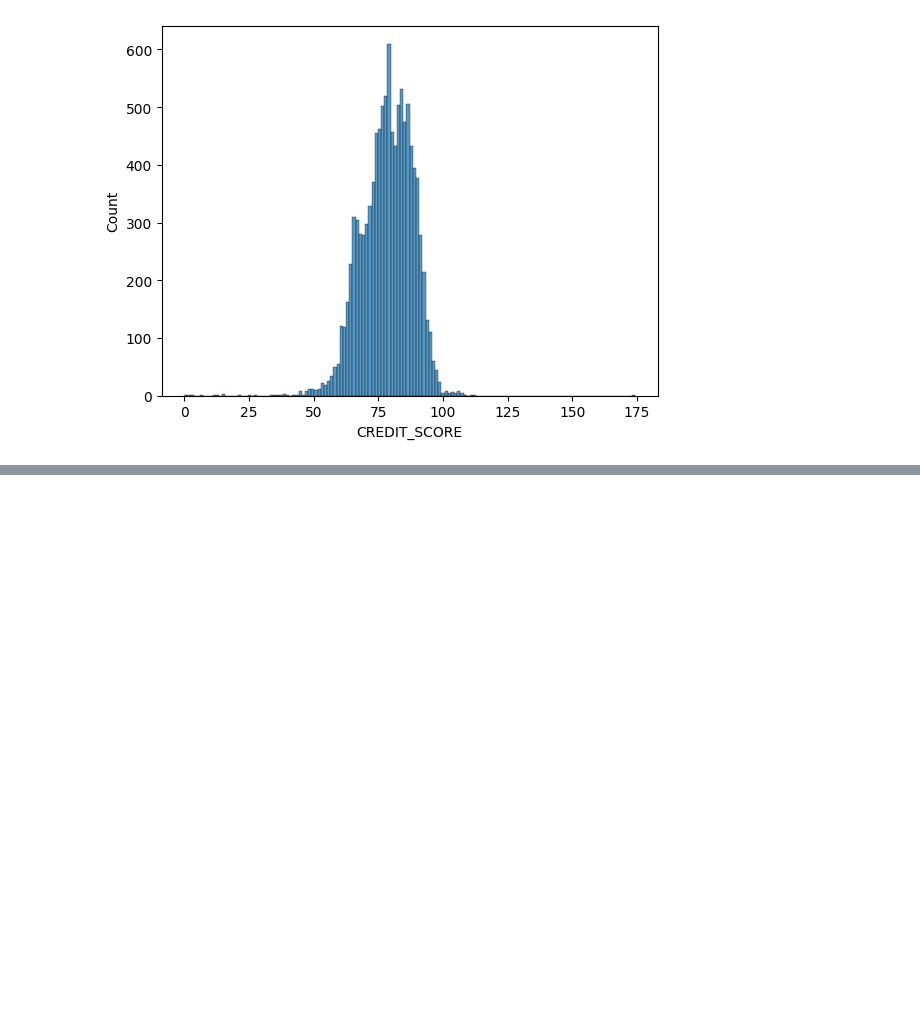
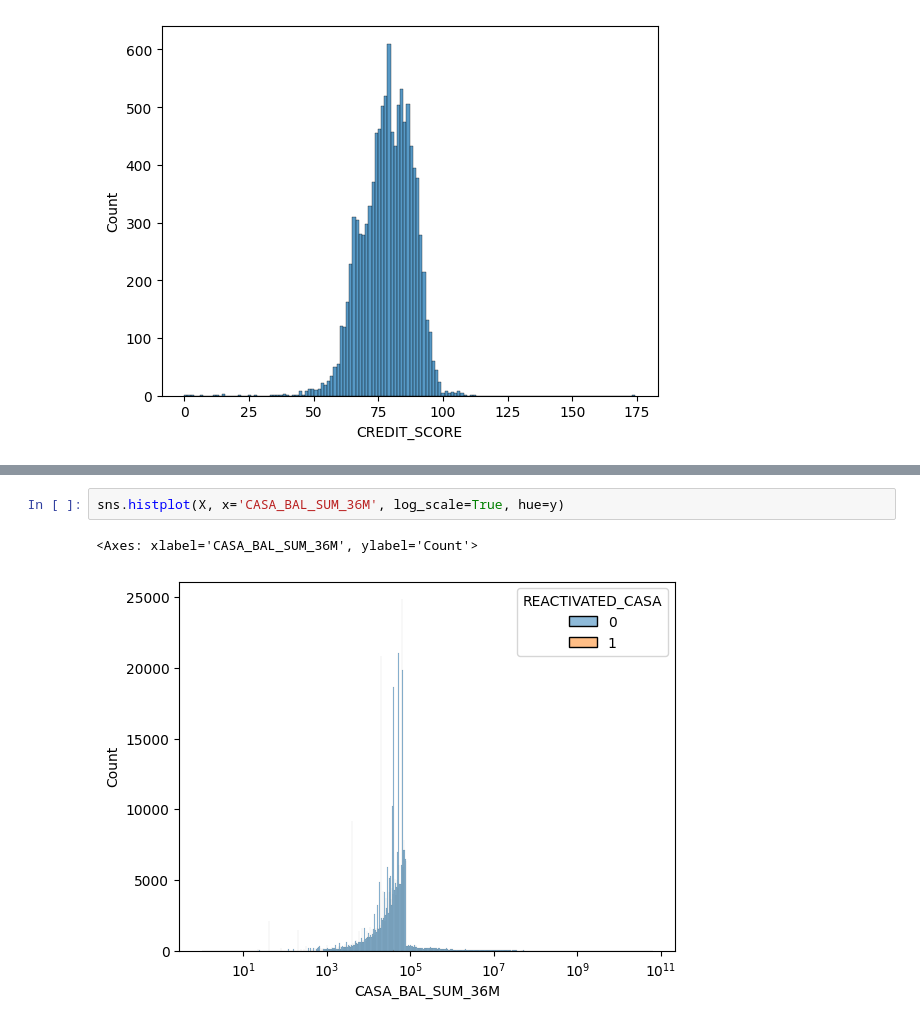
Before and after one commit to HuynhThanhQuan/feature-store, a Jupyter notebook: reactive_casa/deploy/notebook/binning.ipynb, the cells around one changed output, grey strips where cells are left out. Saved outputs shown, nothing was run; the diff lists cells and outputs as text; blank space fills up the shorter version.

```diff
--- a/reactive_casa/deploy/notebook/binning.ipynb
+++ b/reactive_casa/deploy/notebook/binning.ipynb
@@ -387,0 +508,5 @@ sns.histplot(X['CREDIT_SCORE'])
+# %%
+sns.histplot(X, x='CASA_BAL_SUM_36M', log_scale=True, hue=y)
+# %% [output]
+<Axes: xlabel='CASA_BAL_SUM_36M', ylabel='Count'>
+[figure, added]
```
Also changed, not shown: parts of 16 cells of this notebook, 16 other files.
